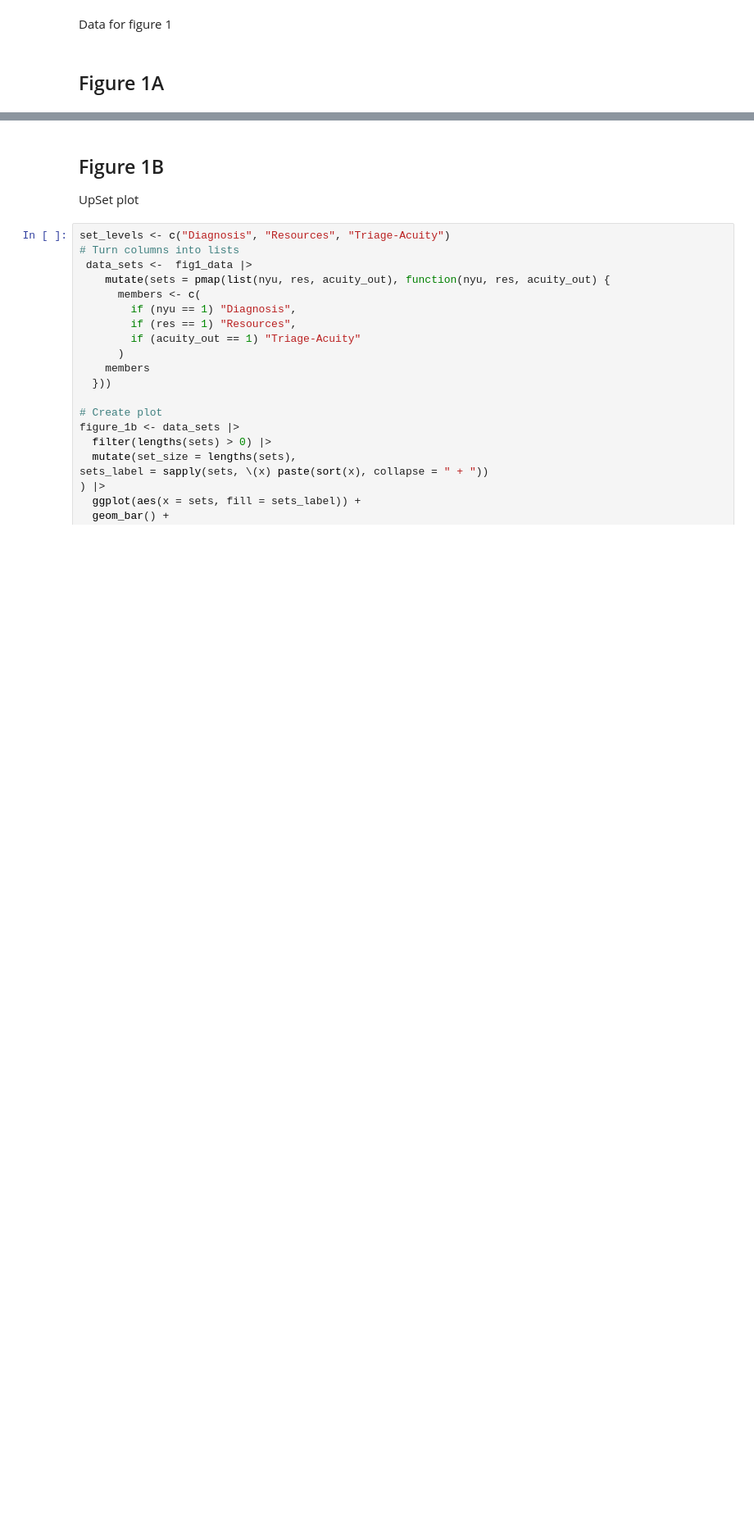
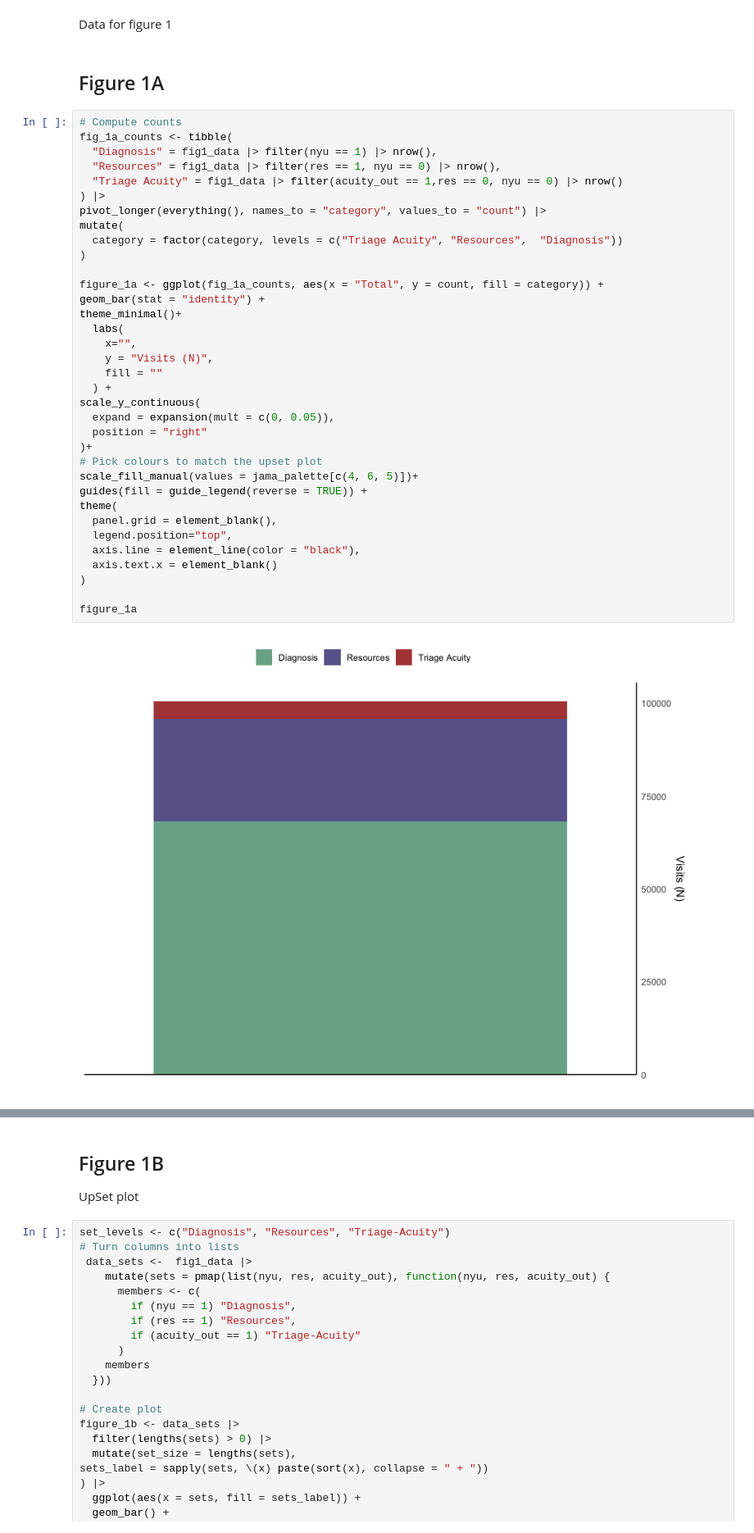
Before and after one commit to James-G-Wrightson/mimiced_compare, a Jupyter notebook: ANALYSIS/3_descriptive.ipynb, the cells around one changed output, grey strips where cells are left out. Shown: that part at 82% size. Drawn from its saved outputs; the diff is of its cells as text; blank space fills up the shorter version.

```diff
--- a/ANALYSIS/3_descriptive.ipynb
+++ b/ANALYSIS/3_descriptive.ipynb
@@ -284,5 +286,42 @@ data.frame(
 Data for figure 1
 # %% [markdown]
 ## Figure 1A
+# %%
+# Compute counts
+fig_1a_counts <- tibble(
+  "Diagnosis" = fig1_data |> filter(nyu == 1) |> nrow(),
+  "Resources" = fig1_data |> filter(res == 1, nyu == 0) |> nrow(),
+  "Triage Acuity" = fig1_data |> filter(acuity_out == 1,res == 0, nyu == 0) |> nrow()
+) |>
+pivot_longer(everything(), names_to = "category", values_to = "count") |>
+mutate(
+  category = factor(category, levels = c("Triage Acuity", "Resources",  "Diagnosis"))
+)
+
+figure_1a <- ggplot(fig_1a_counts, aes(x = "Total", y = count, fill = category)) +
+geom_bar(stat = "identity") +
+theme_minimal()+
+  labs(
+    x="",
+    y = "Visits (N)",
+    fill = ""
+  ) +
+scale_y_continuous(
+  expand = expansion(mult = c(0, 0.05)),
+  position = "right"
+)+
+# Pick colours to match the upset plot
+scale_fill_manual(values = jama_palette[c(4, 6, 5)])+
+guides(fill = guide_legend(reverse = TRUE)) +
+theme(
+  panel.grid = element_blank(),
+  legend.position="top",
+  axis.line = element_line(color = "black"),
+  axis.text.x = element_blank()
+)
+
+figure_1a
+# %% [output]
+[figure, added]
 # %%
 # Compute counts
```
Also changed, not shown: parts of 9 cells of this notebook.
